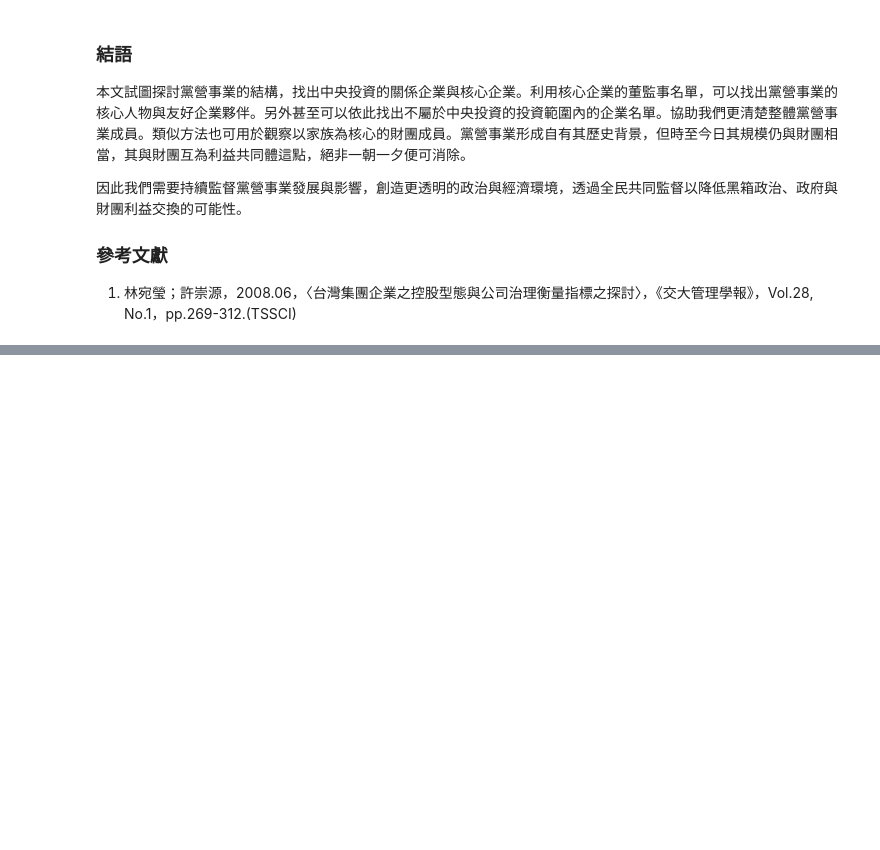
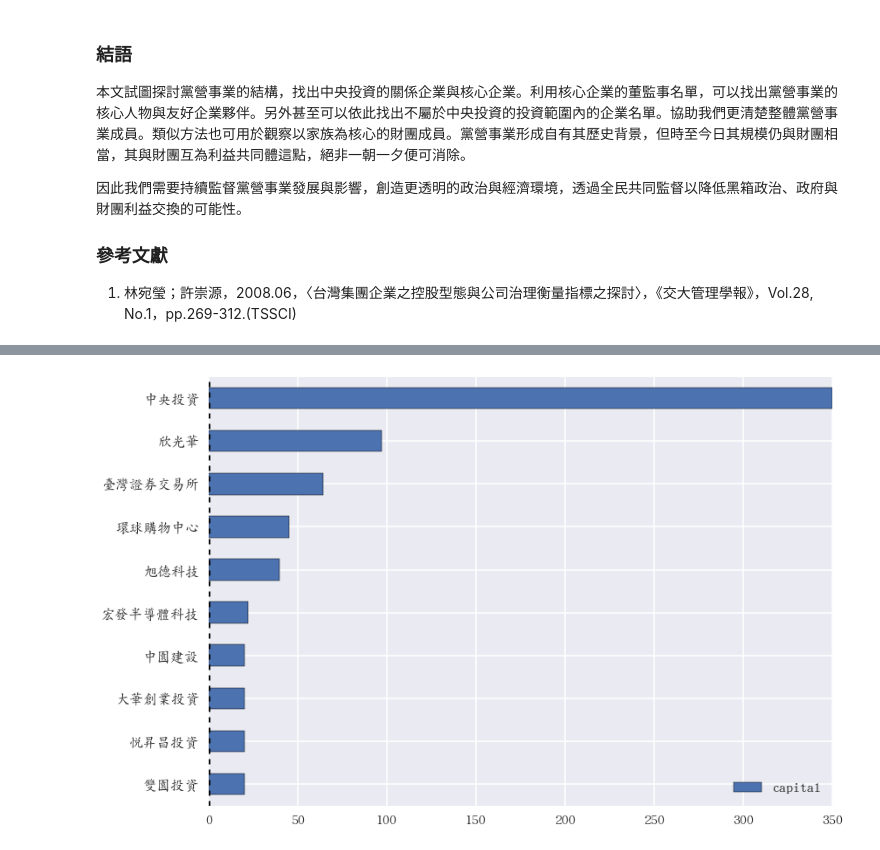
Before and after one commit to WeiChengLiou/twcom, a Jupyter notebook: kmt.ipynb, the cells around one changed output, grey strips where cells are left out. Drawn from its saved outputs; the diff is of its cells as text; code cells hidden in the pictures; blank space fills up the shorter version.

```diff
--- a/kmt.ipynb
+++ b/kmt.ipynb
@@ -434,0 +439,12 @@ draw_scatter(g,
+# %%
+import numpy as np
+ret = cn.comivst.find({'src': {'$in': ids1}})
+ids2 = [x for x in ids1]
+[ids2.append(r['dst']) for r in ret]
+ids2 = np.unique(ids2).tolist()
+#work.sprint(utils.getnamedic(ids2))
+# %%
+ret = work.getdf(cn.cominfo.find({'id': {'$in': ids2}}))
+ret['capital'] = ret['capital']/100000000
+ret = ret.sort('capital', ascending=False)
+ret[['id', 'name', 'capital']][:10]
@@ -434,0 +463,6 @@ draw_scatter(g,
+# %%
+df1=ret[['id', 'name', 'capital']][:10]
+df1.index = map(work.fixname, df1['name'])
+_=df1[::-1].plot(kind='barh')
+# %% [output]
+[figure, added]
```
Also changed, not shown: parts of 3 cells of this notebook.
